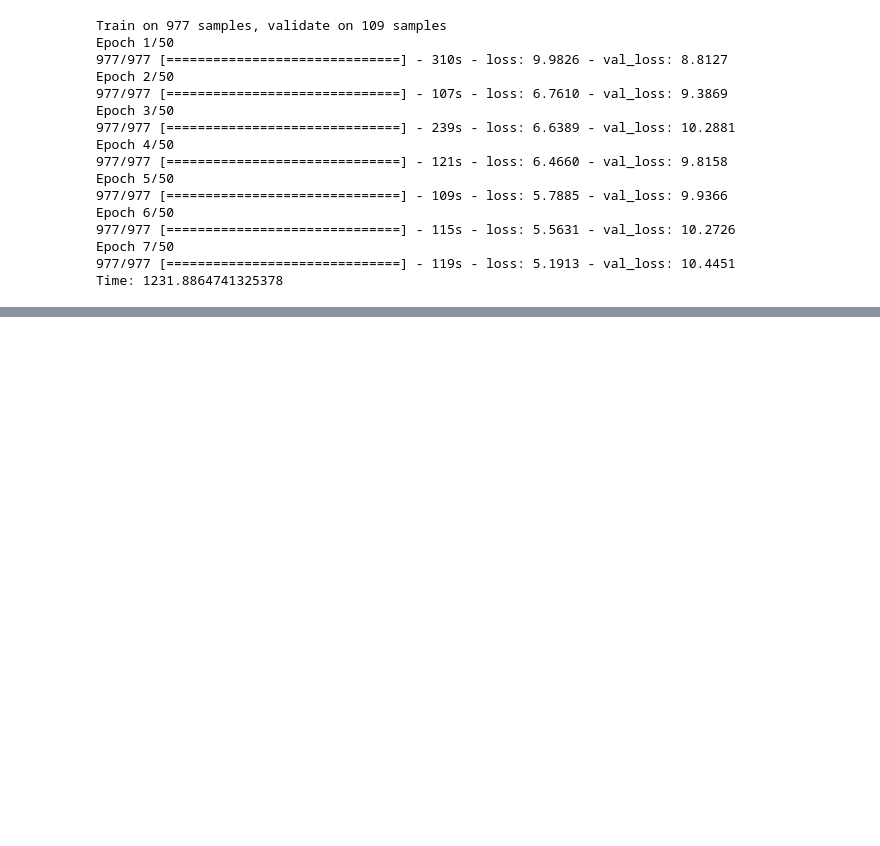
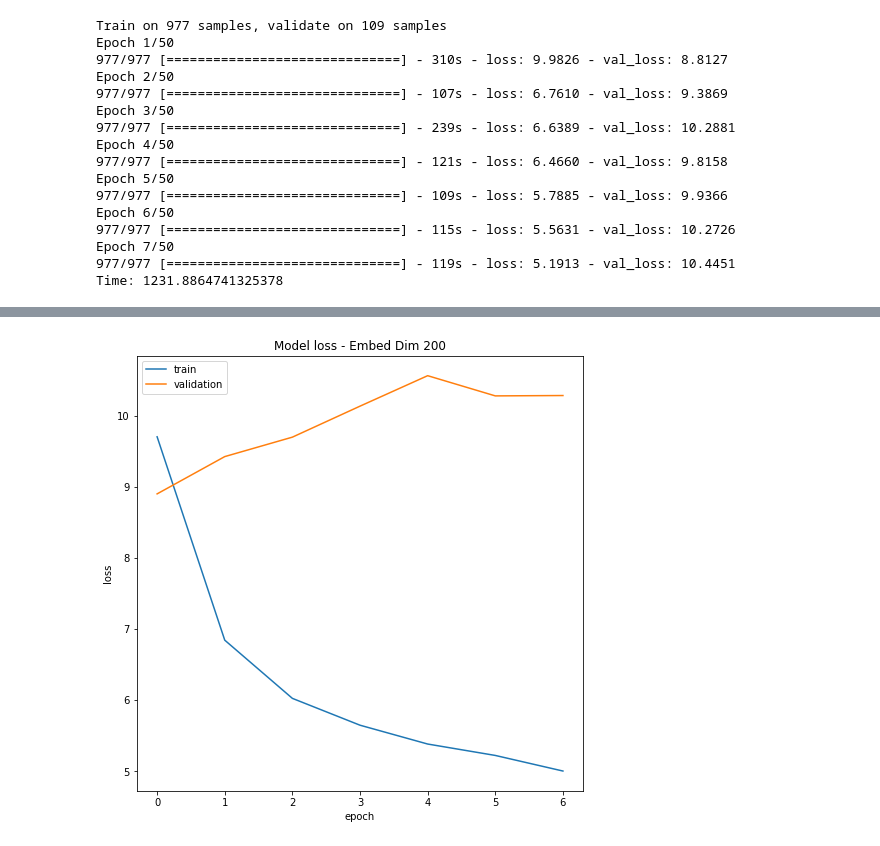
Before and after one commit to JC-B/nlp-subject-headline-project, a Jupyter notebook: model2_do_it_all.ipynb, the cells around one changed output, grey strips where cells are left out. Cells and saved outputs as stored; diff of their text form; code cells hidden in the pictures; blank space fills up the shorter version.

```diff
--- a/model2_do_it_all.ipynb
+++ b/model2_do_it_all.ipynb
@@ -194,0 +198,4 @@ if __name__ == '__main__':
+# %%
+plot_model_perf(200)
+# %% [output]
+[figure, added]
```
Also changed, not shown: parts of 11 cells of this notebook.
